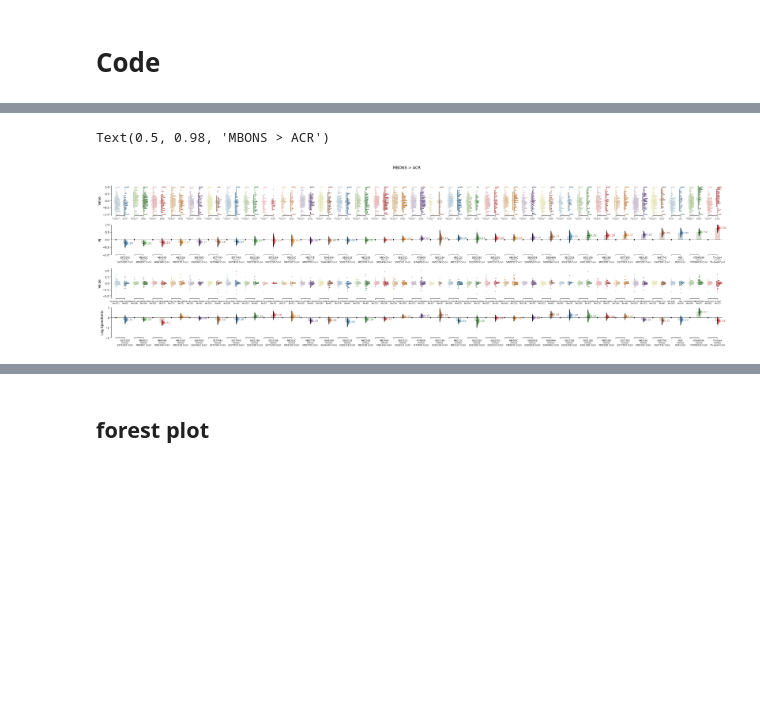
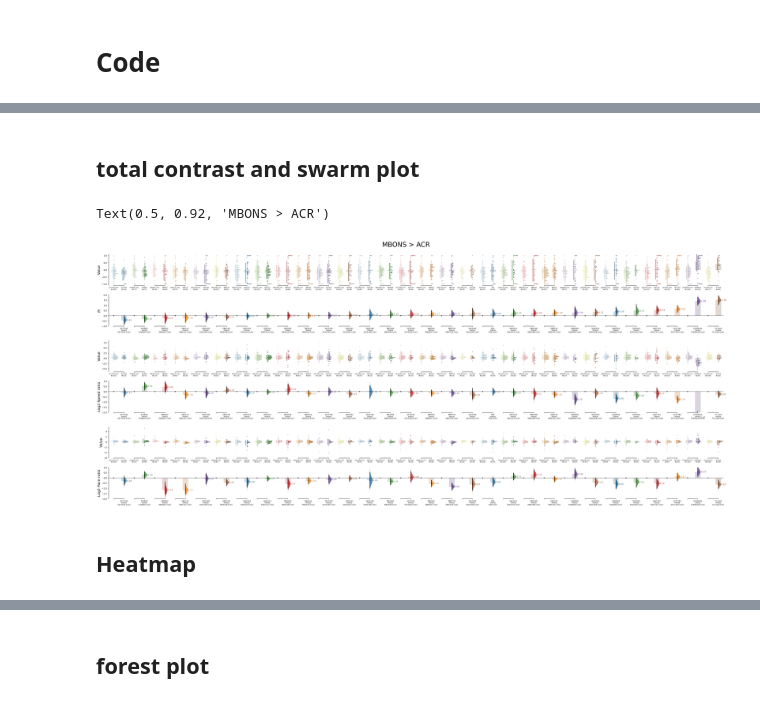
Before and after one commit to lnicole08/OSAR-Nicole-version, a Jupyter notebook: Multi and single dabest OSAR plots.ipynb, the cells around one changed output, grey strips where cells are left out. Drawn from its saved outputs; the diff is of its cells as text; code cells hidden in the pictures; blank space fills up the shorter version.

```diff
--- a/Multi and single dabest OSAR plots.ipynb
+++ b/Multi and single dabest OSAR plots.ipynb
@@ -94,4 +90,5 @@ dfi.replace([np.inf, -np.inf], np.nan, inplace=True)
 dfi.rename(columns={'driver': 'MBON'}, inplace = True)
 # %%
 dfpi, sortedlist, dabestlist = chartplottingdabest(dfi, basegenotype, 'pi_smoothed_Pattern 01')
-dfspeed, notsortedlist, notdabestlist = chartplottingdabest(dfi, basegenotype, 'log2_pace_ratio_Pattern 01')
+dfspeed, notsortedlist, notdabestlist = chartplottingdabest(dfi, basegenotype, 'log2_speed_ratio_Pattern 01')
+dfpace, pacesortedlist, pacedabestlist = chartplottingdabest(dfi, basegenotype, 'log2_pace_ratio_Pattern 01')
@@ -137,5 +94,0 @@ testables
-# %%
-df1 = testables[(testables['light_intensity']=='Full')].loc[:,['MBON', 'light_intensity','status','pi_smoothed_Pattern 01']].reset_index(drop=True)
-
-dbsample = dabest.load(df1[(df1['MBON'] == "SS75200")].reset_index(drop=True), idx=("Sibling", "Offspring"),x="status", y="pi_smoothed_Pattern 01");
-dbsample.hedges_g.plot()
@@ -161,5 +94,0 @@ testables[(testables['light_intensity']=='Full')]
-# %%
-testables = dfi[dfi['MBON'] == "SS75200"].reset_index(drop=True)
-
-dbfeature = dabest.load(testables[(testables['MBON'] == "SS75200")].reset_index(drop=True), idx=("Sibling", "Offspring"),x="status", y="pi_smoothed_Pattern 01");
-dbfeature.hedges_g.plot()
@@ -169,21 +95,27 @@ dbfeature.hedges_g.plot()
 # %%
 piplot = dabest.load(dfpi, idx=dabestlist)
 spplot = dabest.load(dfspeed, idx=dabestlist)
+pcplot = dabest.load(dfpace, idx=dabestlist)
+# %% [markdown]
+## total contrast and swarm plot
 # %%
-f, axx = plt.subplots(nrows=2, ncols=1,
-                    figsize=(40
-                             ,10) # ensure proper width-wise spacing.
+f, axx = plt.subplots(nrows=3, ncols=1,
+                    figsize=(50
+                             ,20) # ensure proper width-wise spacing.
                    )
-piplot.hedges_g.plot(fontsize_rawxlabel=4, fontsize_contrastxlabel=8, float_contrast=False, raw_marker_size=0.5, contrast_marker_size=3,
-                      custom_palette="Paired", contrast_label="PI", contrast_ylim=(-1,1), ax=axx.flat[0]);
+piplot.hedges_g.plot(fontsize_rawxlabel=6, fontsize_contrastxlabel=8, float_contrast=False, raw_marker_size=0.5, contrast_marker_size=3,
+                      custom_palette="Paired", contrast_label="PI", contrast_ylim=(-1,2), fontsize_contrastylabel= 16, fontsize_rawylabel=16, fontsize_delta2label=16, ax=axx.flat[0]);
 
 spplot.hedges_g.plot(fontsize_rawxlabel=6, fontsize_contrastxlabel=8, float_contrast=False, raw_marker_size=0.5, contrast_marker_size=3,
-                      custom_palette="Paired", contrast_label="Log Speedratio", contrast_ylim=(-2,1), ax=axx.flat[1]);
+                      custom_palette="Paired", contrast_label="Log2 Speed ratio", contrast_ylim=(-2,1), fontsize_contrastylabel= 16, fontsize_rawylabel=16,fontsize_delta2label=16,ax=axx.flat[1]);
 
-f.suptitle ("MBONS > " + responder, fontsize = 14)
+pcplot.hedges_g.plot(fontsize_rawxlabel=6, fontsize_contrastxlabel=8, float_contrast=False, raw_marker_size=0.5, contrast_marker_size=3,
+                      custom_palette="Paired", contrast_label="Log2 Pace ratio", contrast_ylim=(-2,1), fontsize_contrastylabel= 16, fontsize_rawylabel=16, fontsize_delta2label=16,ax=axx.flat[2]);
+
+f.suptitle ("MBONS > " + responder, fontsize = 30, y = 0.92)
 
 #sns.set(font_scale=0.5,  style='ticks')
 # %% [output]
-Text(0.5, 0.98, 'MBONS > ACR')
+Text(0.5, 0.92, 'MBONS > ACR')
-[figure, old version]
+[figure, new version]
 # %%
@@ -191 +123,3 @@ imagefile = root + "\\images\\compiled PI and Speed OSAR plots at full light int
 f.savefig(imagefile + '.svg', bbox_inches="tight", dpi=600)
+# %% [markdown]
+## Heatmap
```
Also changed, not shown: parts of 20 cells of this notebook, 2 other files.
